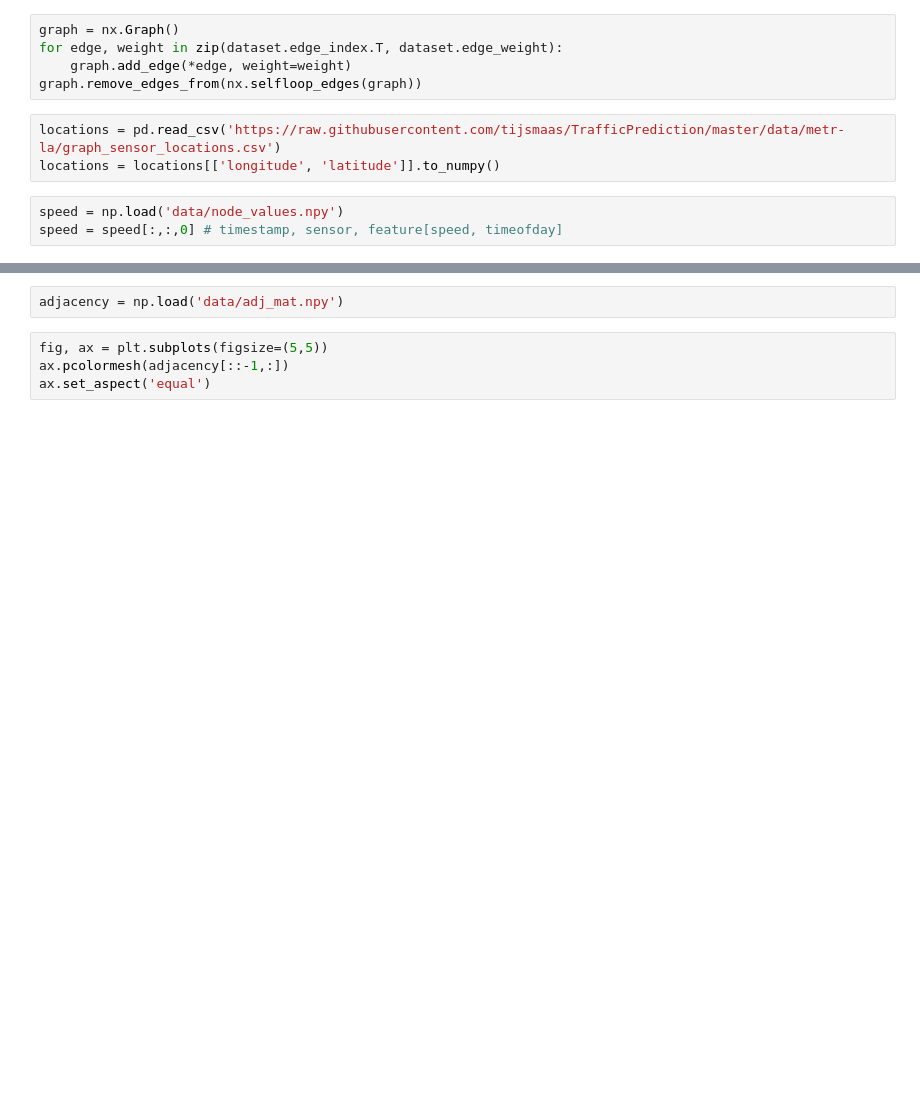
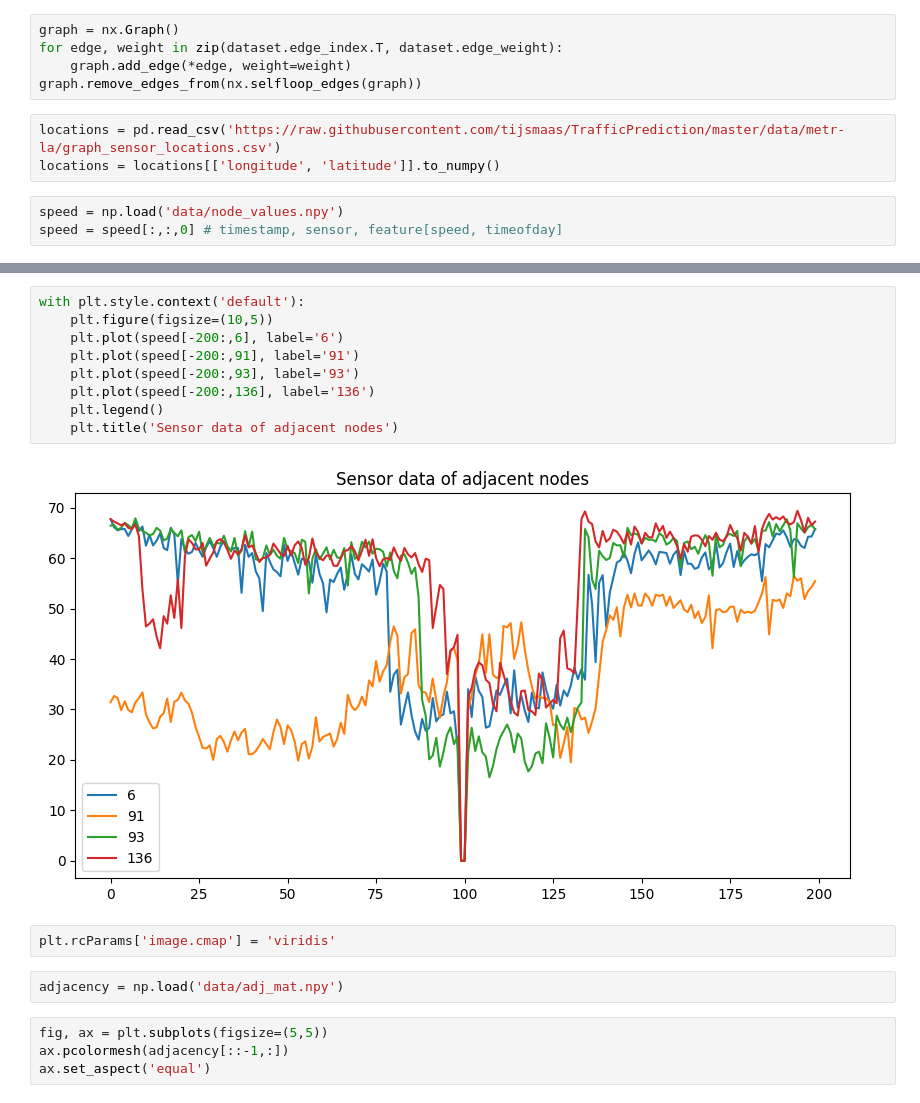
Before and after one commit to yuasosnin/gnn-traffic, a Jupyter notebook: main.ipynb, the cells around one changed output, grey strips where cells are left out. Drawn from its saved outputs; the diff is of its cells as text; blank space fills up the shorter version.

```diff
--- a/main.ipynb
+++ b/main.ipynb
@@ -46,3 +68,16 @@ plt.plot(speed[-200:,0])
+# %%
+with plt.style.context('default'):
+    plt.figure(figsize=(10,5))
+    plt.plot(speed[-200:,6], label='6')
+    plt.plot(speed[-200:,91], label='91')
+    plt.plot(speed[-200:,93], label='93')
+    plt.plot(speed[-200:,136], label='136')
+    plt.legend()
+    plt.title('Sensor data of adjacent nodes')
+# %% [output]
+[figure, added]
+# %%
+plt.rcParams['image.cmap'] = 'viridis'
 # %%
 adjacency = np.load('data/adj_mat.npy')
 # %%
```
Also changed, not shown: parts of 7 cells of this notebook, 1 other file.
